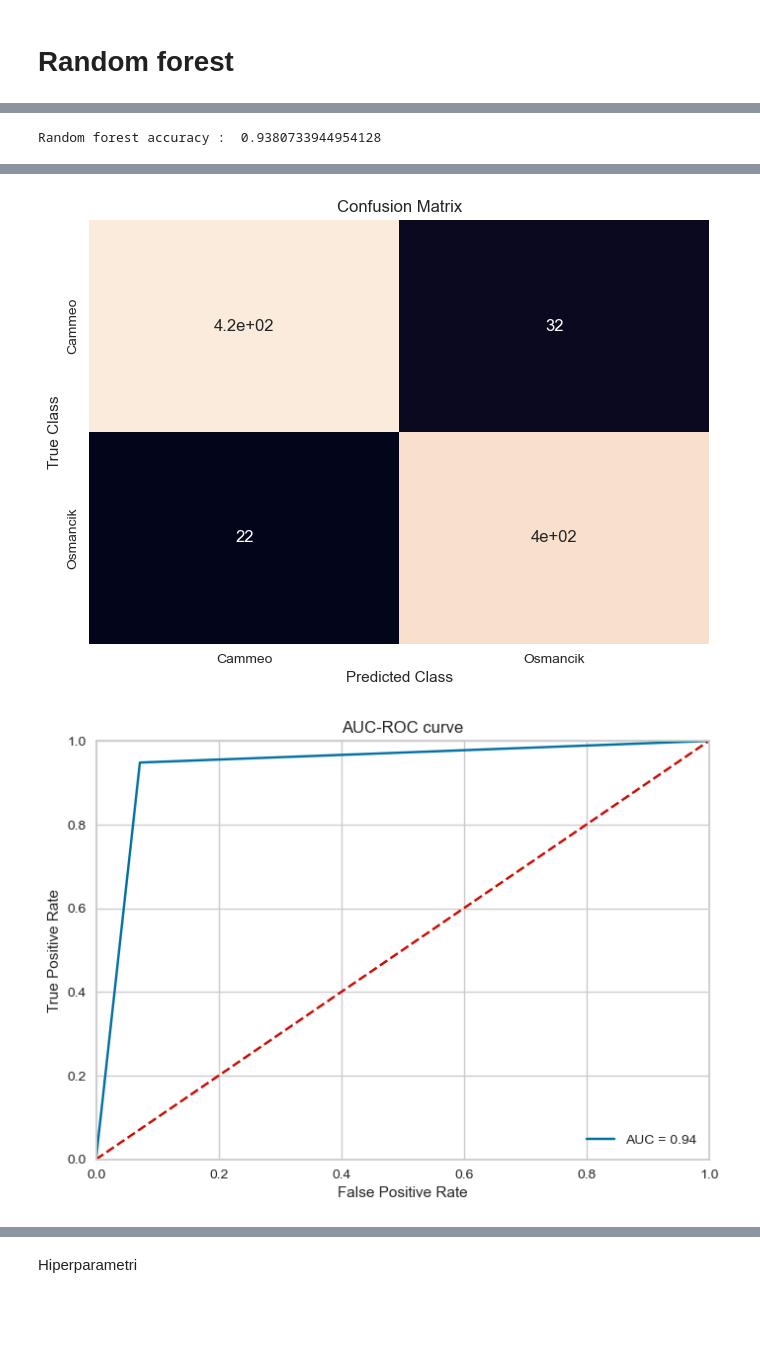
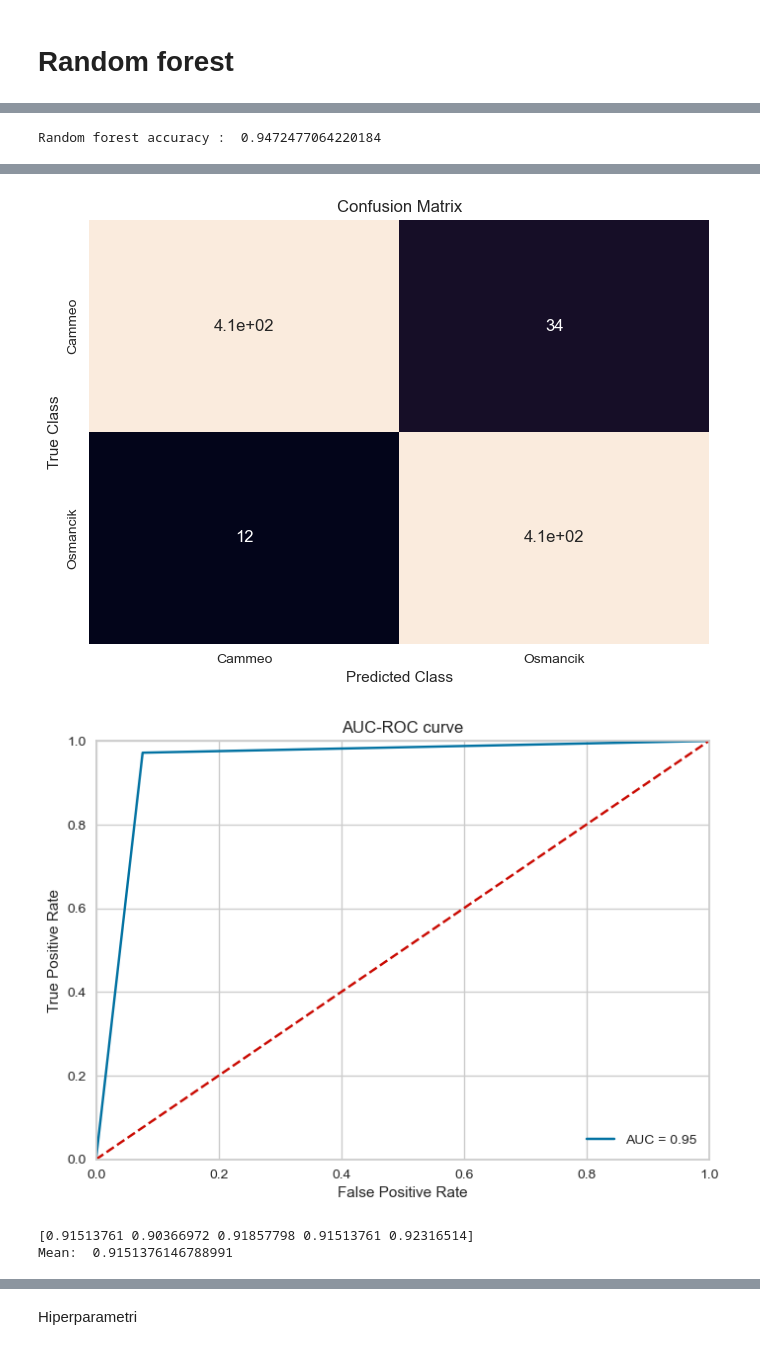
Before and after one commit to sanjamilenkovic/MachineLearning, a Jupyter notebook: ml_1/ml_1.ipynb, the cells around one changed output, grey strips where cells are left out. Cells and saved outputs as stored; diff of their text form; code cells hidden in the pictures; blank space fills up the shorter version.

```diff
--- a/ml_1/ml_1.ipynb
+++ b/ml_1/ml_1.ipynb
@@ -629,7 +629,7 @@ plt.show()
 # Random forest
 # %%
 def Random_Forest_train_and_predict(x_train, y_train, x_test, y_test) :
-    random_forest = RandomForestClassifier()
+    random_forest = RandomForestClassifier(200)
     pred = random_forest.fit(x_train, y_train).predict(x_test)
     print("Random forest accuracy : ",accuracy_score(y_test, pred, normalize = True))
 
@@ -650,7 +673,10 @@ Random forest accuracy :  0.9186351706036745
 # %%
 Random_Forest_train_and_predict(x_train_up, y_train_up, x_test_up, y_test_up)
+rf_cv_res_upsampled = cross_validate_knn(dataset_upsampled)
 # %% [output]
-Random forest accuracy :  0.9380733944954128
+Random forest accuracy :  0.9472477064220184
 [figure]
-[figure, old version]
+[figure, new version]
-[figure, old version]
+[figure, new version]
+[0.91513761 0.90366972 0.91857798 0.91513761 0.92316514]
+Mean:  0.9151376146788991
```
Also changed, not shown: parts of 11 cells of this notebook.
